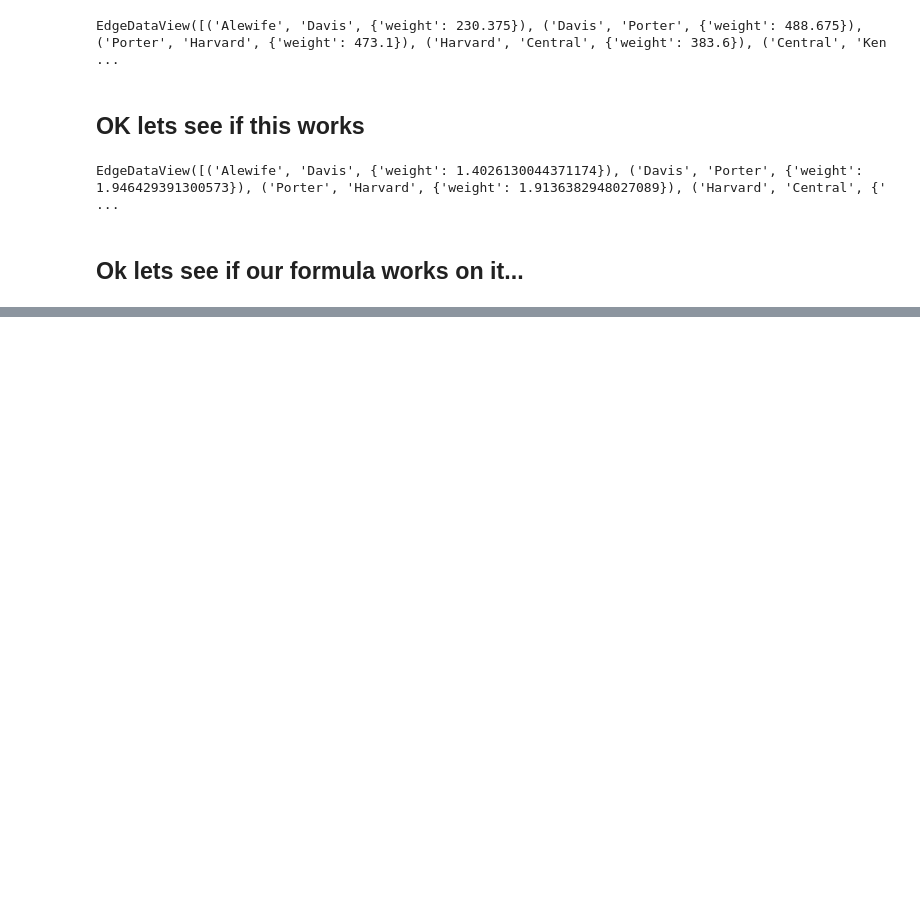
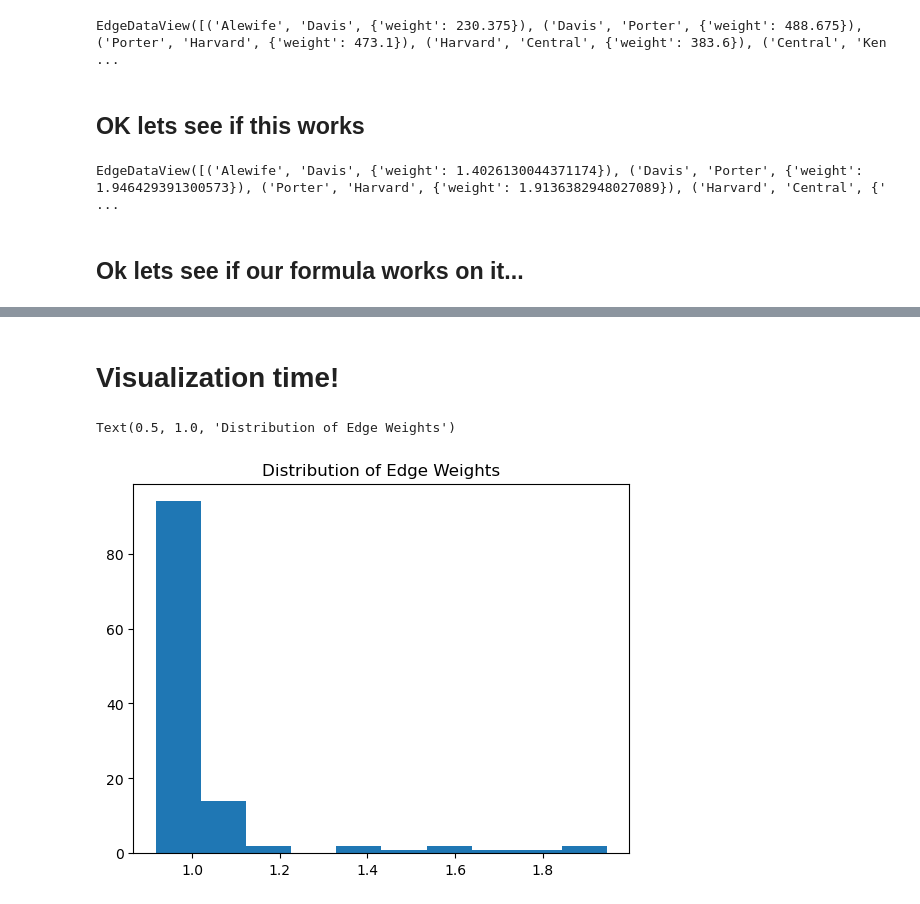
Before and after one commit to MarkusG/math-168-project, a Jupyter notebook: PresentationStuff/reuben_weighted_edges.ipynb, the cells around one changed output, grey strips where cells are left out. Saved outputs shown, nothing was run; the diff lists cells and outputs as text; code cells hidden in the pictures; blank space fills up the shorter version.

```diff
--- a/PresentationStuff/reuben_weighted_edges.ipynb
+++ b/PresentationStuff/reuben_weighted_edges.ipynb
@@ -412,0 +413,18 @@ nx.draw_networkx_edges(network, layout)
+# %% [markdown]
+# Visualization time!
+# %%
+import matplotlib.pyplot as plt
+import numpy as np
+
+from matplotlib import colors
+from matplotlib.ticker import PercentFormatter
+
+edge_weight_list = []
+for node1, node2, data in network3.edges(data=True):
+    edge_weight_list.append(float(data['weight']))
+
+plt.hist(edge_weight_list)
+plt.title("Distribution of Edge Weights")
+# %% [output]
+Text(0.5, 1.0, 'Distribution of Edge Weights')
+[figure, added]
```
Also changed, not shown: parts of 16 cells of this notebook.
